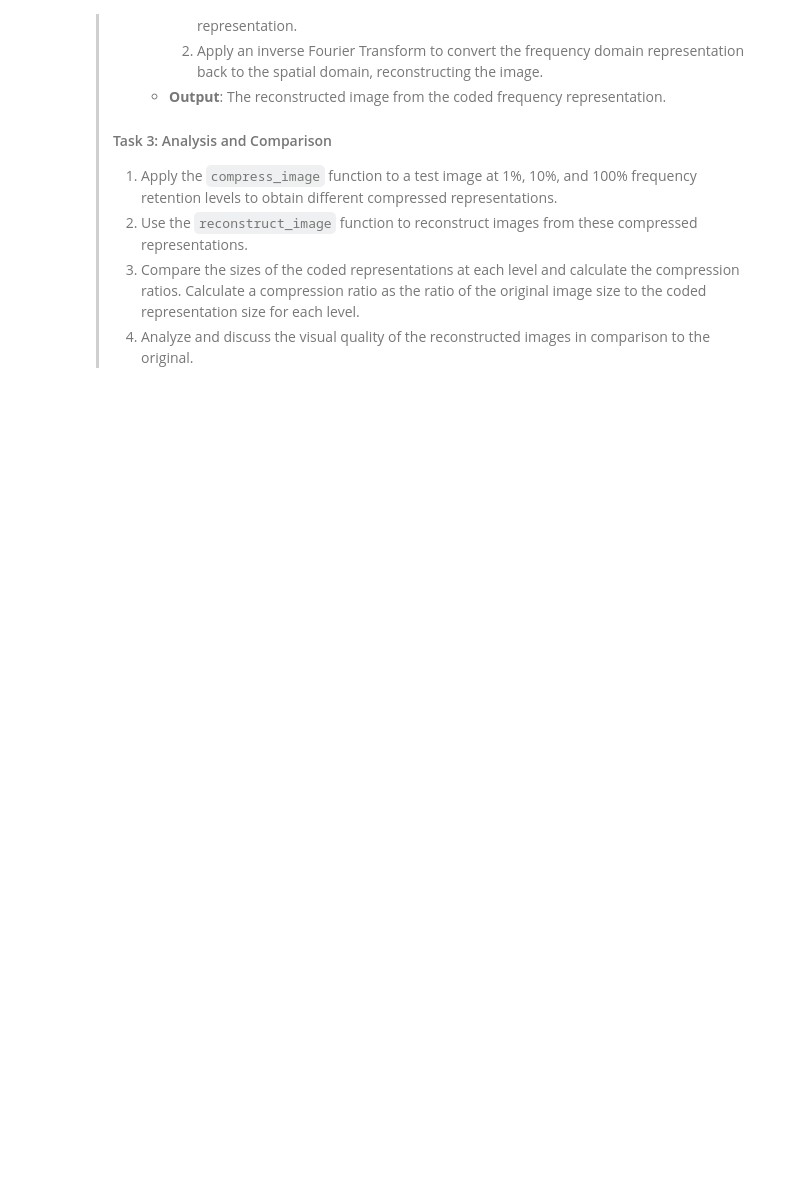
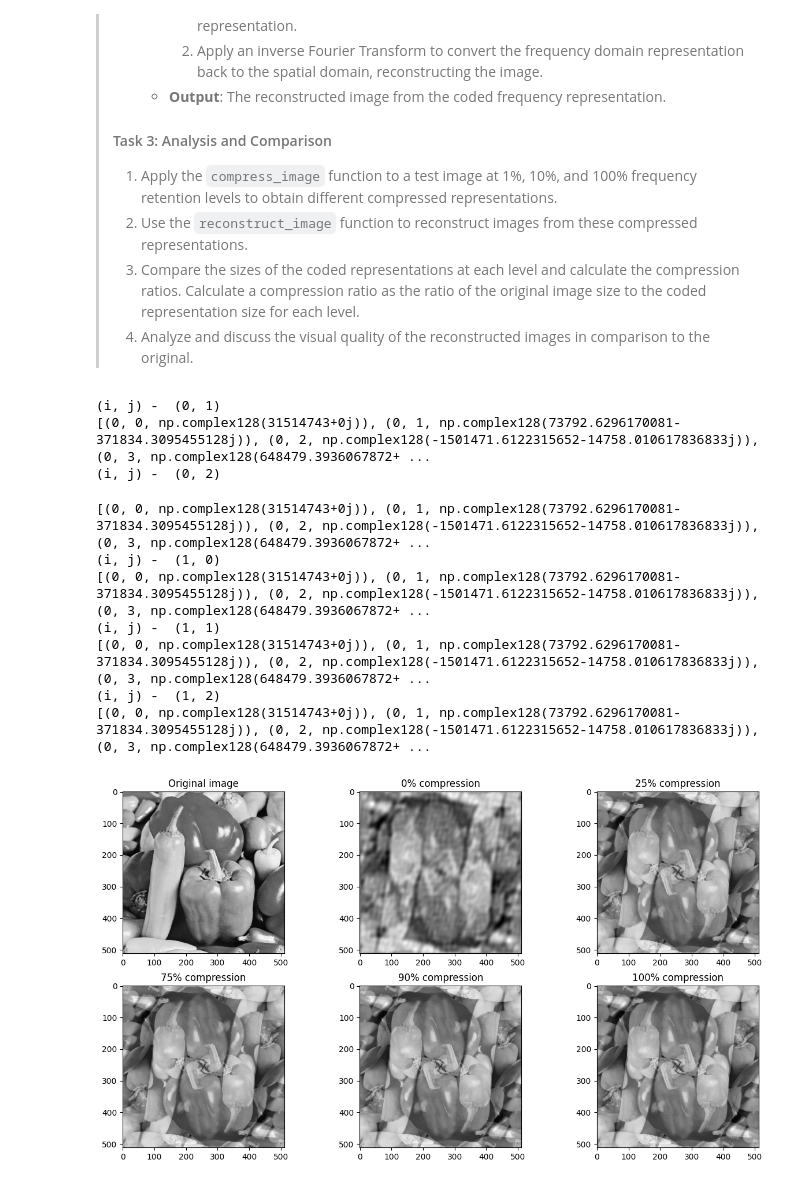
Before and after one commit to ferit-osirv/lab-3-23-24-Lionile, a Jupyter notebook: lab3.ipynb, the cells around one changed output. Drawn from its saved outputs; the diff is of its cells as text; code cells hidden in the pictures; blank space fills up the shorter version.

```diff
--- a/lab3.ipynb
+++ b/lab3.ipynb
@@ -283,0 +344,34 @@ print(frequencies[-100])
+# %%
+original_img = cv.imread('images/pepper.bmp', cv.IMREAD_GRAYSCALE)
+
+
+fig, axes = plt.subplots(2, 3, figsize=(15, 8))
+
+axes[0,0].imshow(original_img, cmap='gray')
+axes[0,0].set_title('Original image')
+
+compression_ratios = [0.005, 0.25, 0.75, 0.9, 0.999]
+
+for index in range(0, len(compression_ratios)):
+    i = (index + 1) // 3
+    j = (index + 1) % 3
+    print('(i, j) - ', (i, j))
+
+    coded_representation = compress_image(original_img, compression_ratios[index])
+    print(coded_representation[:10])
+    transformed_img = reconstruct_image(coded_representation, original_img.shape)
+
+    axes[i, j].imshow(transformed_img, cmap='gray')
+    axes[i, j].set_title(f'{compression_ratios[index]*100:.0f}% compression')
+# %% [output]
+(i, j) -  (0, 1)
+[(0, 0, np.complex128(31514743+0j)), (0, 1, np.complex128(73792.6296170081-371834.3095455128j)), (0, 2, np.complex128(-1501471.6122315652-14758.010617836833j)), (0, 3, np.complex128(648479.3936067872+ ...
+(i, j) -  (0, 2)
+[(0, 0, np.complex128(31514743+0j)), (0, 1, np.complex128(73792.6296170081-371834.3095455128j)), (0, 2, np.complex128(-1501471.6122315652-14758.010617836833j)), (0, 3, np.complex128(648479.3936067872+ ...
+(i, j) -  (1, 0)
+[(0, 0, np.complex128(31514743+0j)), (0, 1, np.complex128(73792.6296170081-371834.3095455128j)), (0, 2, np.complex128(-1501471.6122315652-14758.010617836833j)), (0, 3, np.complex128(648479.3936067872+ ...
+(i, j) -  (1, 1)
+[(0, 0, np.complex128(31514743+0j)), (0, 1, np.complex128(73792.6296170081-371834.3095455128j)), (0, 2, np.complex128(-1501471.6122315652-14758.010617836833j)), (0, 3, np.complex128(648479.3936067872+ ...
+(i, j) -  (1, 2)
+[(0, 0, np.complex128(31514743+0j)), (0, 1, np.complex128(73792.6296170081-371834.3095455128j)), (0, 2, np.complex128(-1501471.6122315652-14758.010617836833j)), (0, 3, np.complex128(648479.3936067872+ ...
+[figure, added]
```
Also changed, not shown: parts of 7 cells of this notebook.
